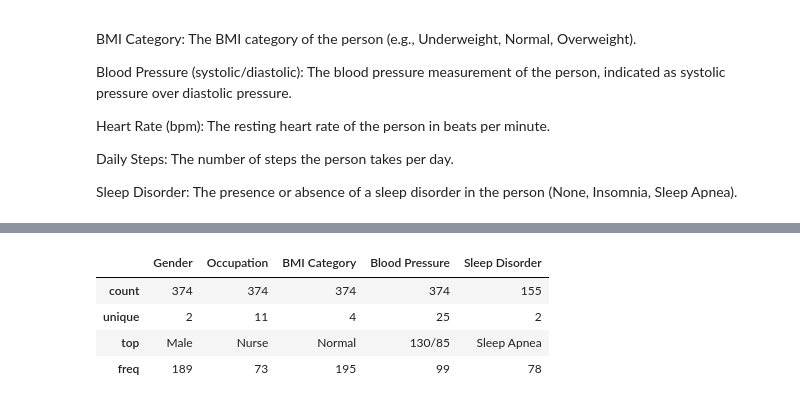
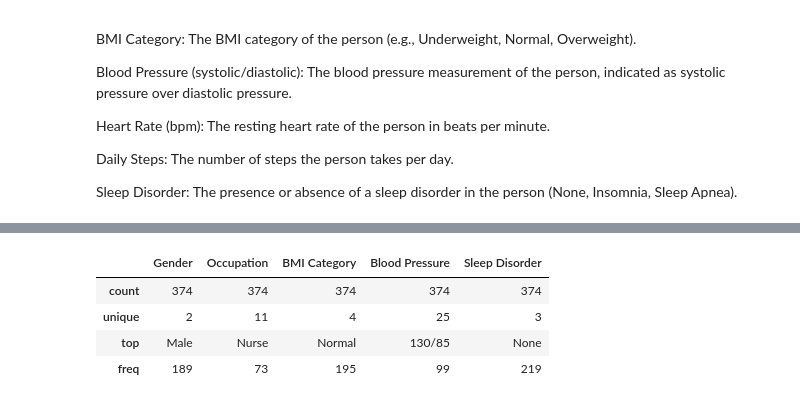
Before and after one commit to walkinguy1/Advanced-Python-Group-Project, a Jupyter notebook: sleep.ipynb, the cells around one changed output, grey strips where cells are left out. Cells and saved outputs as stored; diff of their text form; code cells hidden in the pictures.

```diff
--- a/sleep.ipynb
+++ b/sleep.ipynb
@@ -9,8 +13,9 @@ warnings.filterwarnings("ignore")
 
 from sklearn.model_selection import train_test_split
 # %%
-sleep_df = pd.read_csv("Sleep_health_and_lifestyle_dataset.csv")
-sleep_df
+sleep_data = pd.read_csv("Sleep_health_and_lifestyle_dataset.csv")
+sleep_data['Sleep Disorder'] = sleep_data['Sleep Disorder'].fillna('None')
+sleep_data
 # %% [output]
 |  | Person ID | Gender | Age | Occupation | Sleep Duration | Quality of Sleep | Physical Activity Level | ... |
 | 0 | 1 | Male | 27 | Software Engineer | 6.1 | 6 | 42 | ... |
@@ -108,10 +113,10 @@ sleep_df.describe().style.background_gradient(cmap='Blues')
 | max | 374.000000 | 59.000000 | 8.500000 | 9.000000 | 90.000000 | 8.000000 | 86.000000 | ... |
 # %%
 #for statistical info including string values
-sleep_df.describe(include='O').style.set_properties(**{'background-color': "#3790A7", 'color': '#E2EEF3'})
+sleep_data.describe(include='O').style.set_properties(**{'background-color': "#3790A7", 'color': '#E2EEF3'})
 # %% [output]
 |  | Gender | Occupation | BMI Category | Blood Pressure | Sleep Disorder |
-| count | 374 | 374 | 374 | 374 | 155 |
-| unique | 2 | 11 | 4 | 25 | 2 |
-| top | Male | Nurse | Normal | 130/85 | Sleep Apnea |
-| freq | 189 | 73 | 195 | 99 | 78 |
+| count | 374 | 374 | 374 | 374 | 374 |
+| unique | 2 | 11 | 4 | 25 | 3 |
+| top | Male | Nurse | Normal | 130/85 | None |
+| freq | 189 | 73 | 195 | 99 | 219 |
```
Also changed, not shown: parts of 11 cells of this notebook.
